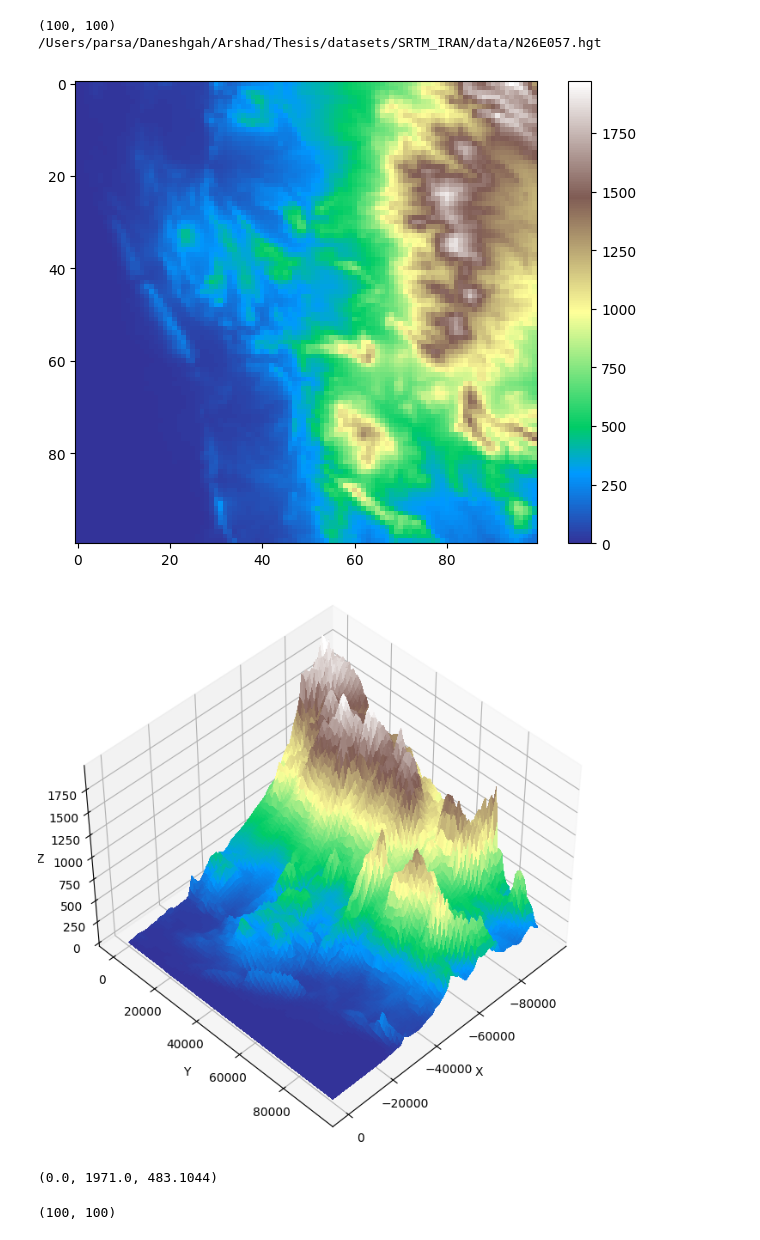
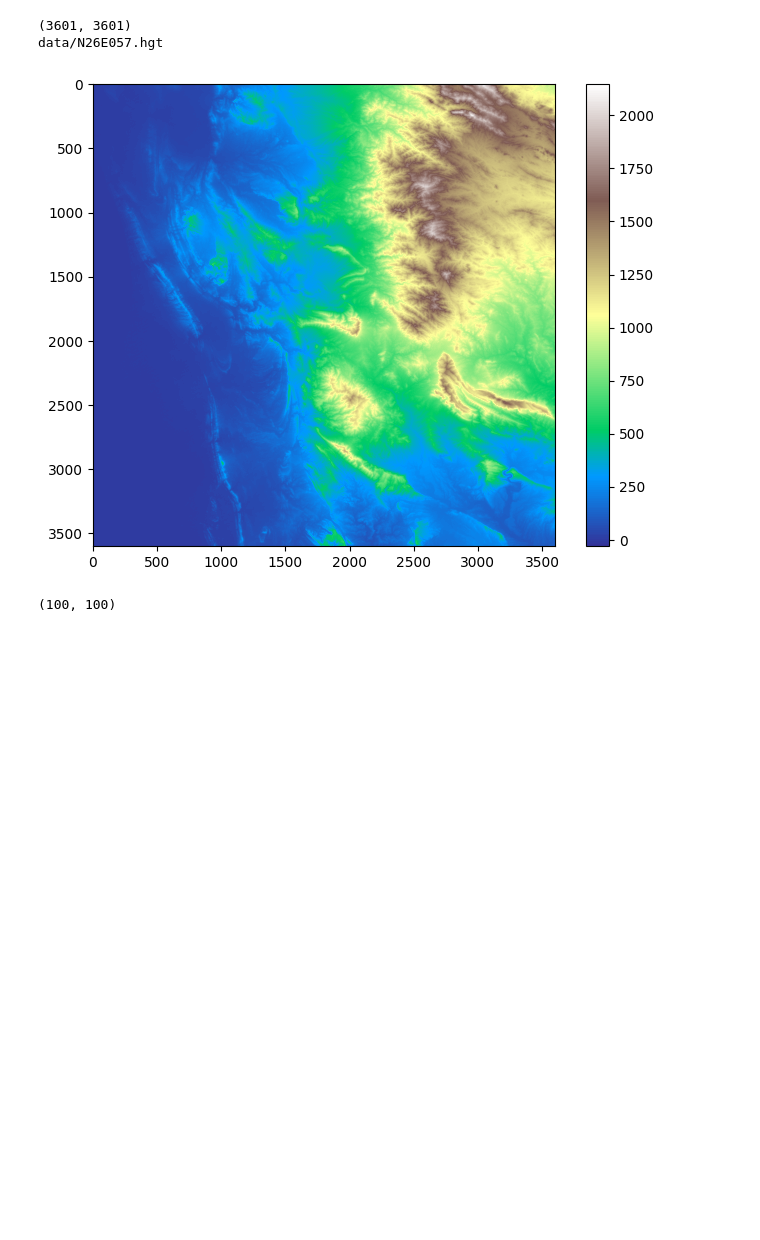
Before and after one commit to parsadaj/WaveFunctionCollapse, a Jupyter notebook: terrain_wfc.ipynb, the cells around one changed output. Saved outputs shown, nothing was run; the diff lists cells and outputs as text; code cells hidden in the pictures; blank space fills up the shorter version.

Commit message:
data fixed

```diff
--- a/terrain_wfc.ipynb
+++ b/terrain_wfc.ipynb
@@ -22,57 +22,57 @@ from functions import height_to_slopes, slopes_to_height
 # sample_data = cv2.imread(sample_data_path, cv2.IMREAD_UNCHANGED)
 # print(sample_data.dtype)  # This should print 'uint16'
 
-# i = 15
-# dataset_dir = "/Users/parsa/Daneshgah/Arshad/Thesis/datasets/SRTM_IRAN/data/"
-# data_paths = sorted(glob.glob(os.path.join(dataset_dir, "*.hgt")))
-# sample_data_path = data_paths[i]
+i = 15
+dataset_dir = "/Users/parsa/Daneshgah/Arshad/Thesis/datasets/SRTM_IRAN/data/"
+data_paths = sorted(glob.glob(os.path.join(dataset_dir, "*.hgt")))
+sample_data_path = data_paths[i]
 
-sample_data_path = "data/sample_data.hgt"
+# from shutil import copy2
+# copy2(sample_data_path, "./data")
+sample_data_path = "data/N26E057.hgt"
 
 # with rasterio.open(sample_data_path) as src:
 #     sample_data = src.read(1)[2500:3000, 1500:2000].astype(float)  # Read the first (and only) band
 #     profile = src.profile  # Get metadata such as CRS, transform, etc.
 
-scale_factor = 1/32
+scale_factor = 1.0
 
 
 with rasterio.open(sample_data_path) as src:
     # Define the desired smaller shape (for example, half the original size)
     new_height = int(src.height * scale_factor)
     new_width = int(src.width * scale_factor)
 
     # Read and resample the data to the new shape
     sample_data = src.read(
         1,  # First band
         out_shape=(new_height, new_width),
         resampling=rasterio.enums.Resampling.bilinear  # Choose the resampling method
-    ).astype(float)[:100, :100]
+    ).astype(float)#[:100, :100]
 
 
 
 # sample_data = np.array([
 #     [0, 1, 3, 10, 15, 9],
 #     [2, 4, 3, 8, 13, 10],
 #     [3, 1, 7, 7, 12, 9],
 #     [4, 2, 6, 10, 13, 11],
 #     [6, 1, 8, 9, 15, 7],
 #     [6, 3, 2, 5, 4, 2,]]
 # )
 
 print(sample_data.shape)
 
 
 print(sample_data_path)
 visualize_terrain(sample_data)
 visualize_3d_terrain(sample_data, sampling_scale_factor=scale_factor)
 # sns.heatmap(sample_data, annot=True, cmap='terrain')
 sample_data.min(), sample_data.max(), sample_data.mean()
 # %% [output]
-(100, 100)
-/Users/parsa/Daneshgah/Arshad/Thesis/datasets/SRTM_IRAN/data/N26E057.hgt
+(3601, 3601)
+data/N26E057.hgt
-[figure, old version]
+[figure, new version]
-[figure, removed]
-(0.0, 1971.0, 483.1044)
 # %%
 
 # wfc = WaveFunctionCollapse(sample_data, pattern_size=2, grid_size=(20,20), wrap_input=False)
```
Also changed, not shown: 1 other file.
